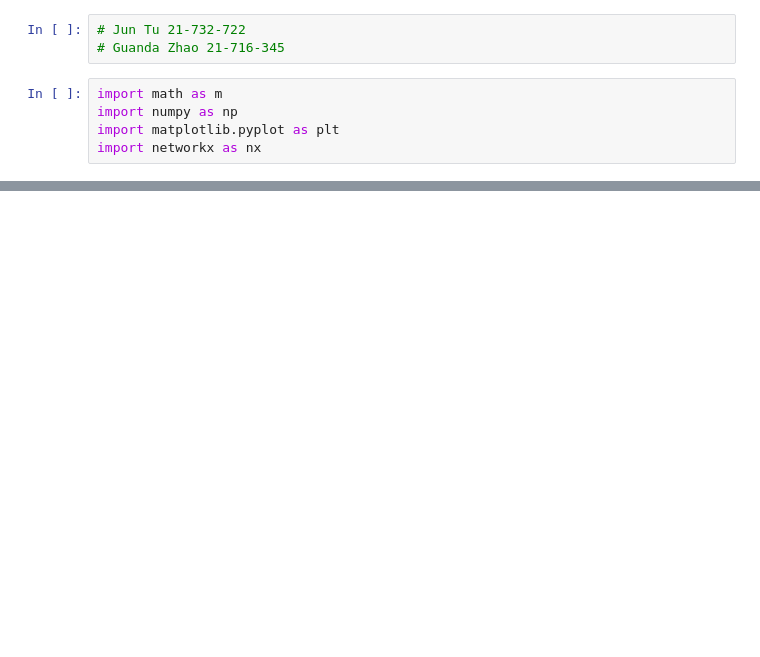
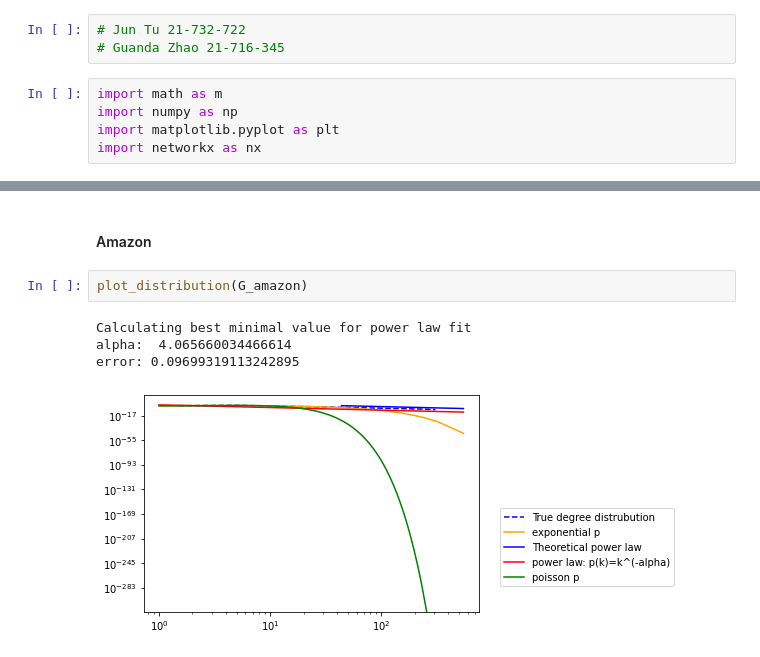
Before and after one commit to JunTu-XD/NetSci, a Jupyter notebook: assignment_5/assignment_5_Jun Tu_Guanda Zhao.ipynb, the cells around one changed output, grey strips where cells are left out. Drawn from its saved outputs; the diff is of its cells as text; blank space fills up the shorter version.

```diff
--- a/assignment_5/assignment_5_Jun Tu_Guanda Zhao.ipynb
+++ b/assignment_5/assignment_5_Jun Tu_Guanda Zhao.ipynb
@@ -18,0 +95,9 @@ FileNotFoundError: [Errno 2] No such file or directory: 'Data/graph_actor.gml'
+# %% [markdown]
+#### Amazon
+# %%
+plot_distribution(G_amazon)
+# %% [output]
+Calculating best minimal value for power law fit
+alpha:  4.065660034466614
+error: 0.09699319113242895
+[figure, added]
```
Also changed, not shown: parts of 10 cells of this notebook, 2 other files.
